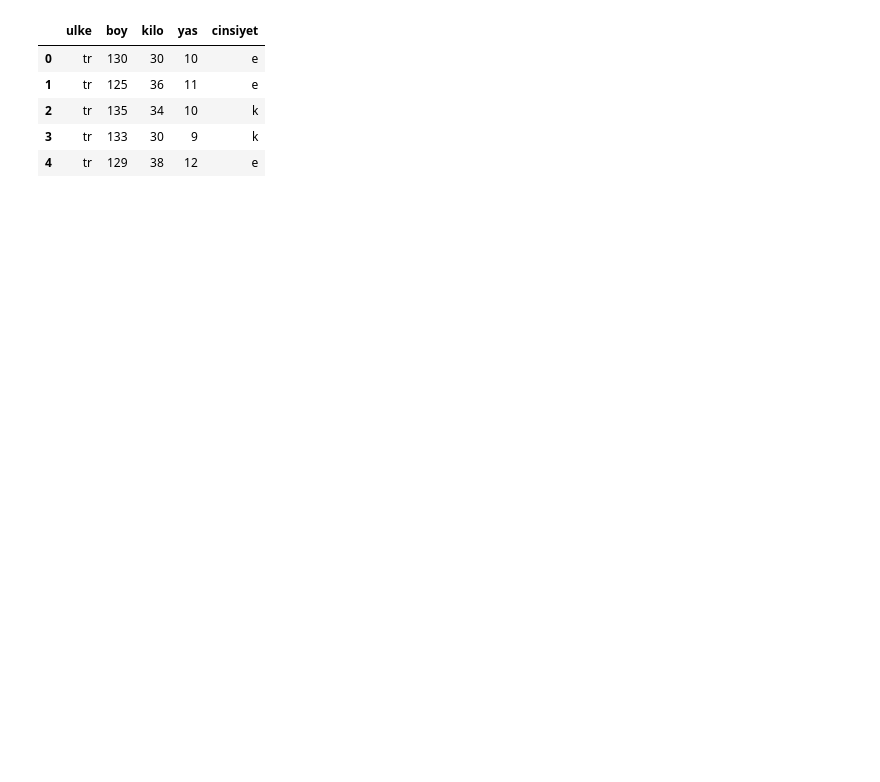
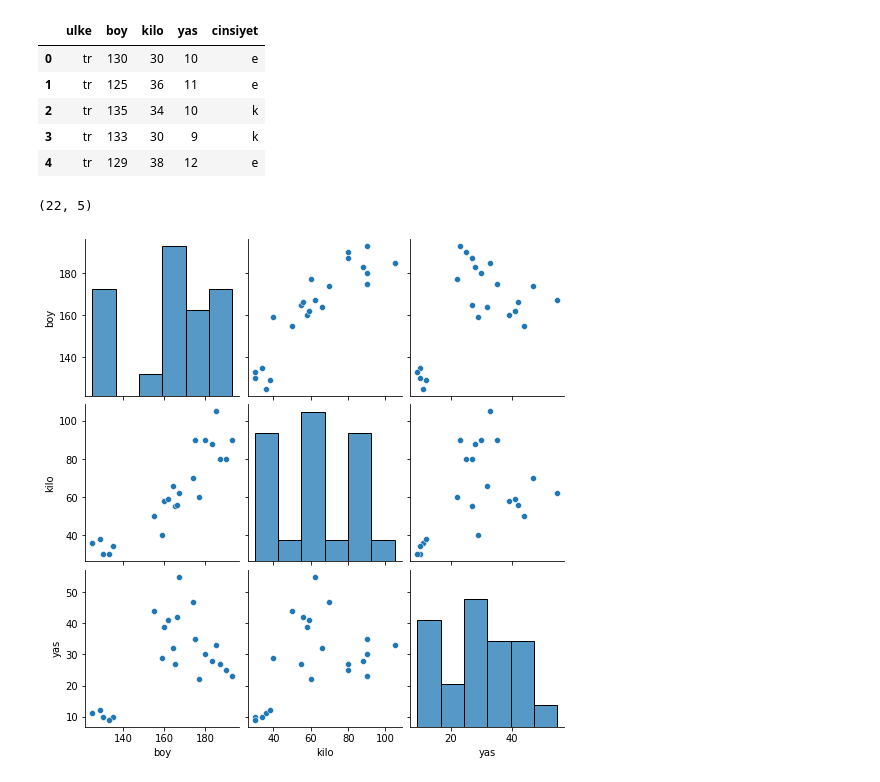
Before and after one commit to EmincanY/Machine-Learning, a Jupyter notebook: Btk Academy ML/Prediction Algorithms/MultipleLinearRegression/MultipleLinearRegression.ipynb, the cells around one changed output. Cells and saved outputs as stored; diff of their text form; code cells hidden in the pictures; blank space fills up the shorter version.

```diff
--- a/Btk Academy ML/Prediction Algorithms/MultipleLinearRegression/MultipleLinearRegression.ipynb
+++ b/Btk Academy ML/Prediction Algorithms/MultipleLinearRegression/MultipleLinearRegression.ipynb
@@ -13,3 +14,11 @@ df.head()
 | 2 | tr | 135 | 34 | 10 | k |
 | 3 | tr | 133 | 30 | 9 | k |
 | 4 | tr | 129 | 38 | 12 | e |
+# %%
+df.shape
+# %% [output]
+(22, 5)
+# %%
+sns.pairplot(df);
+# %% [output]
+[figure, added]
```
Also changed, not shown: parts of 39 cells of this notebook, 2 other files.
